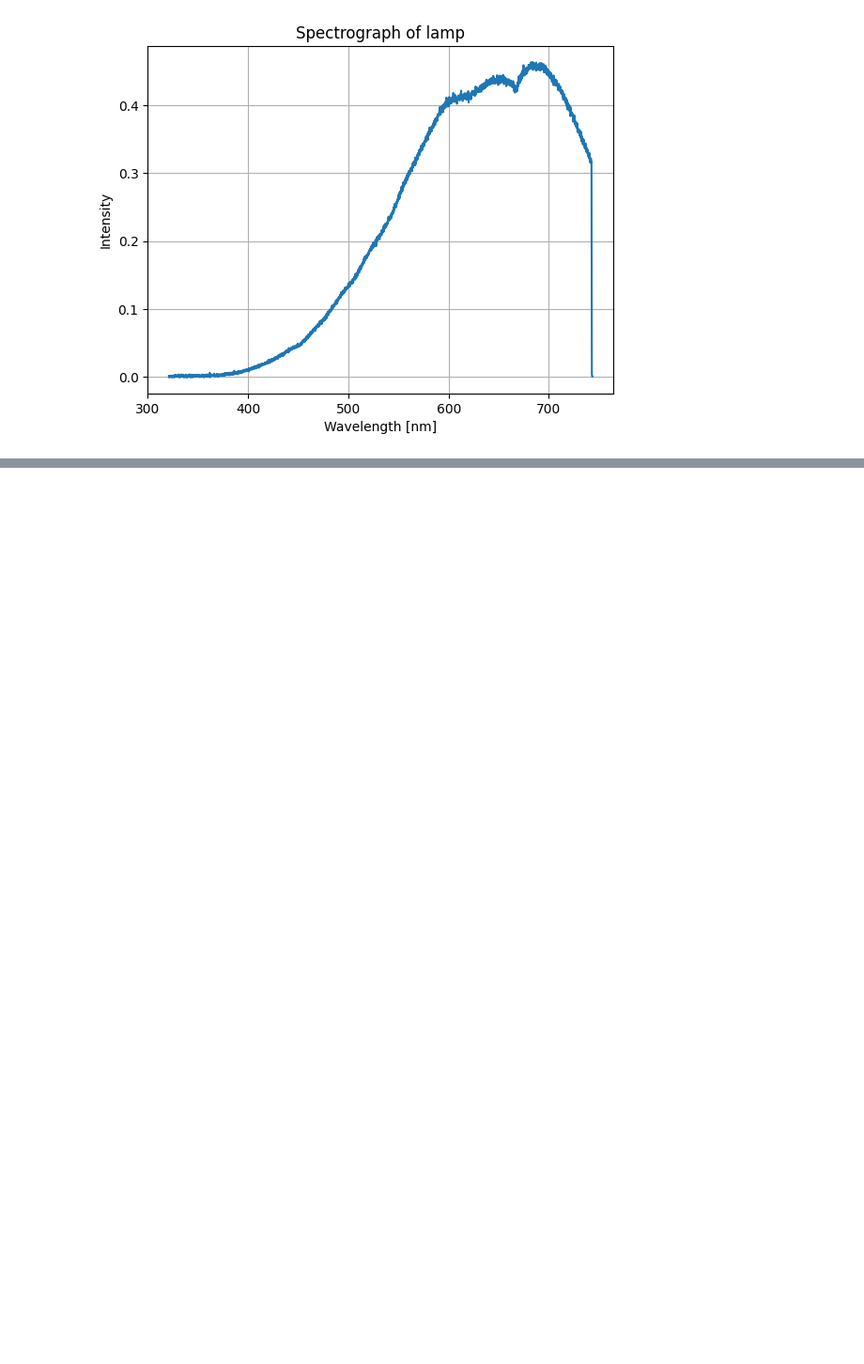
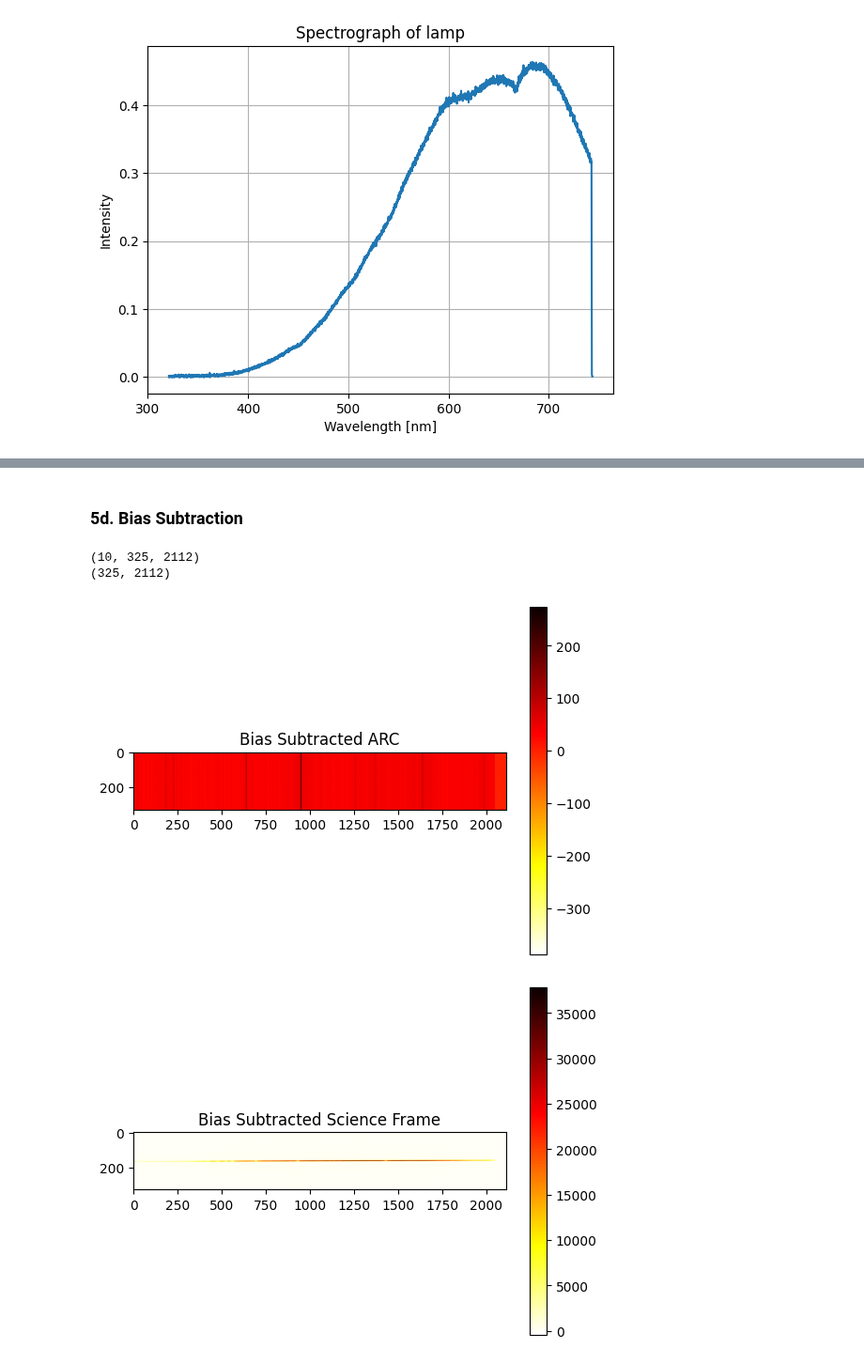
Before and after one commit to parkergeorge30/ASTRO150, a Jupyter notebook: Lab2.ipynb, the cells around one changed output, grey strips where cells are left out. Shown at 94% size. Drawn from its saved outputs; the diff is of its cells as text; code cells hidden in the pictures; blank space fills up the shorter version.

```diff
--- a/Lab2.ipynb
+++ b/Lab2.ipynb
@@ -223,0 +329,22 @@ Mean Dispersion [nm/pixels]:
+# %% [markdown]
+### 5d. Bias Subtraction
+# %%
+science_clean = ut.bias_sub(science_frames, master_bias)
+print(np.shape(science_clean))
+arc_clean = ut.bias_sub(arc_frame, master_bias, num_arrays=1)
+print(np.shape(arc_clean))
+
+plt.imshow(arc_clean, cmap='hot_r')
+plt.title('Bias Subtracted ARC')
+plt.colorbar()
+plt.show()
+
+plt.imshow(science_clean[5], cmap='hot_r')
+plt.title('Bias Subtracted Science Frame')
+plt.colorbar()
+plt.show()
+# %% [output]
+(10, 325, 2112)
+(325, 2112)
+[figure, added]
+[figure, added]
```
Also changed, not shown: parts of 33 cells of this notebook.
